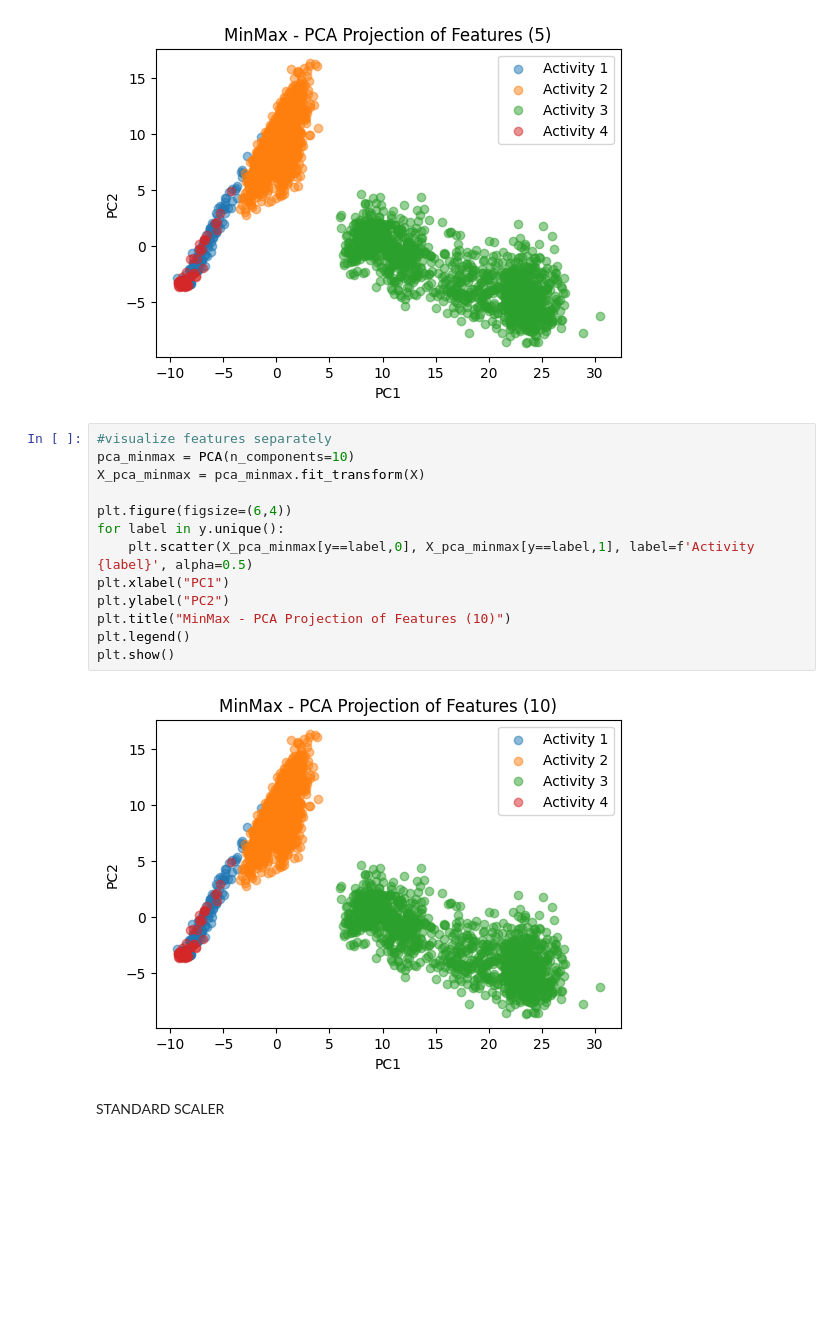
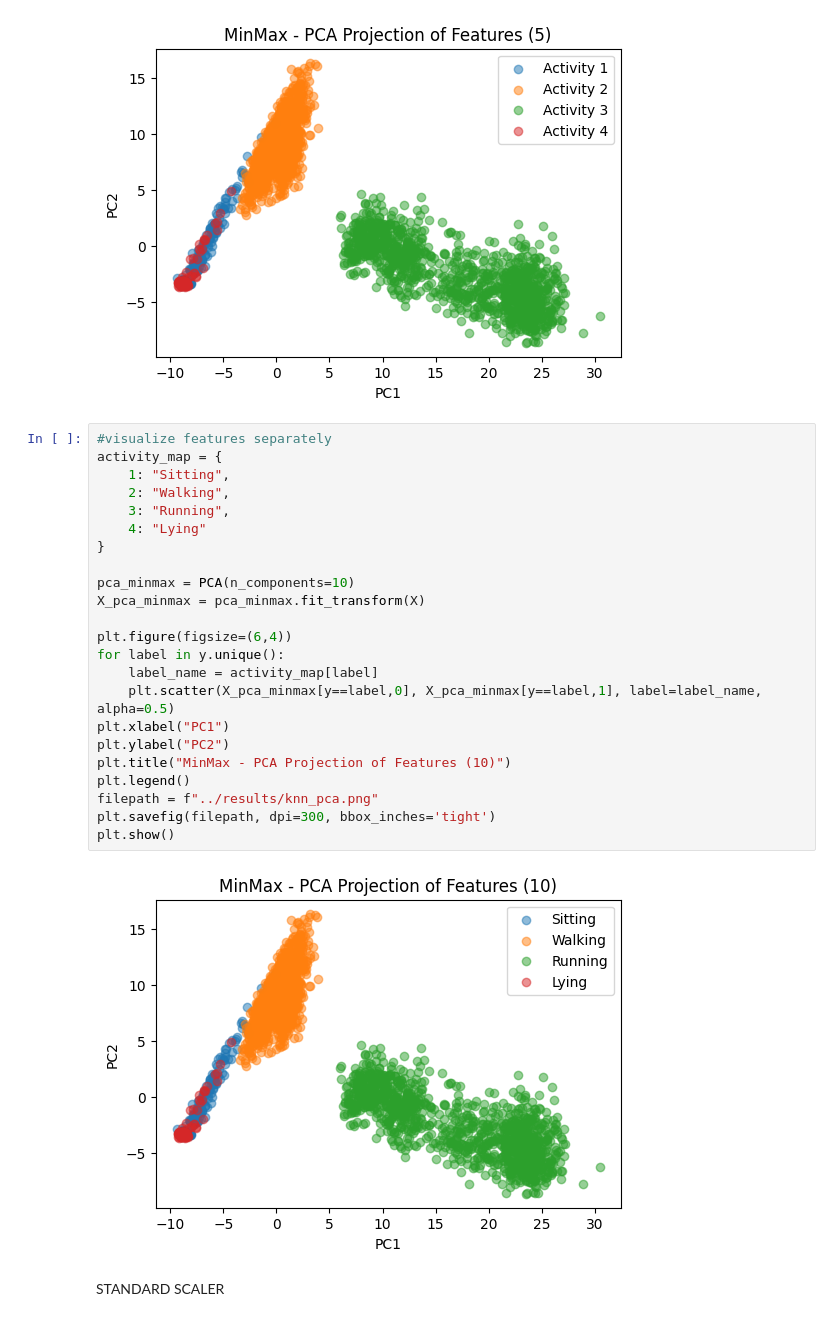
Before and after one commit to COEN498-691-PROJECT/ML_project, a Jupyter notebook: models/notebooks/knn_model_gridsearch.ipynb, the cells around one changed output. Saved outputs shown, nothing was run; the diff lists cells and outputs as text; blank space fills up the shorter version.

```diff
--- a/models/notebooks/knn_model_gridsearch.ipynb
+++ b/models/notebooks/knn_model_gridsearch.ipynb
@@ -376,19 +376,29 @@ plt.show()
 [figure]
 # %%
 #visualize features separately
+activity_map = {
+    1: "Sitting",
+    2: "Walking",
+    3: "Running",
+    4: "Lying"
+}
+
 pca_minmax = PCA(n_components=10)
 X_pca_minmax = pca_minmax.fit_transform(X)
 
 plt.figure(figsize=(6,4))
 for label in y.unique():
-    plt.scatter(X_pca_minmax[y==label,0], X_pca_minmax[y==label,1], label=f'Activity {label}', alpha=0.5)
+    label_name = activity_map[label]
+    plt.scatter(X_pca_minmax[y==label,0], X_pca_minmax[y==label,1], label=label_name, alpha=0.5)
 plt.xlabel("PC1")
 plt.ylabel("PC2")
 plt.title("MinMax - PCA Projection of Features (10)")
 plt.legend()
+filepath = f"../results/knn_pca.png"
+plt.savefig(filepath, dpi=300, bbox_inches='tight')
 plt.show()
 # %% [output]
-[figure, old version]
+[figure, new version]
 # %% [markdown]
 STANDARD SCALER
 # %%
```
Also changed, not shown: parts of 2 cells of this notebook, 9 other files.
